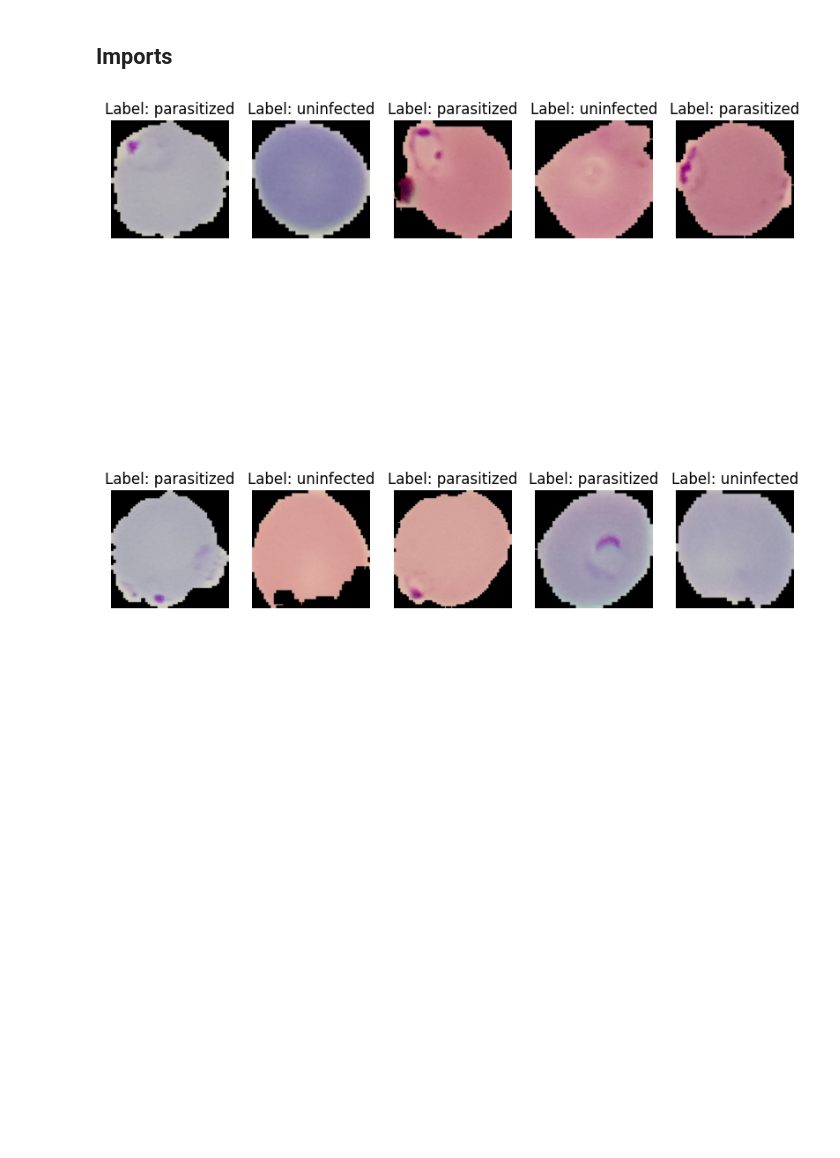
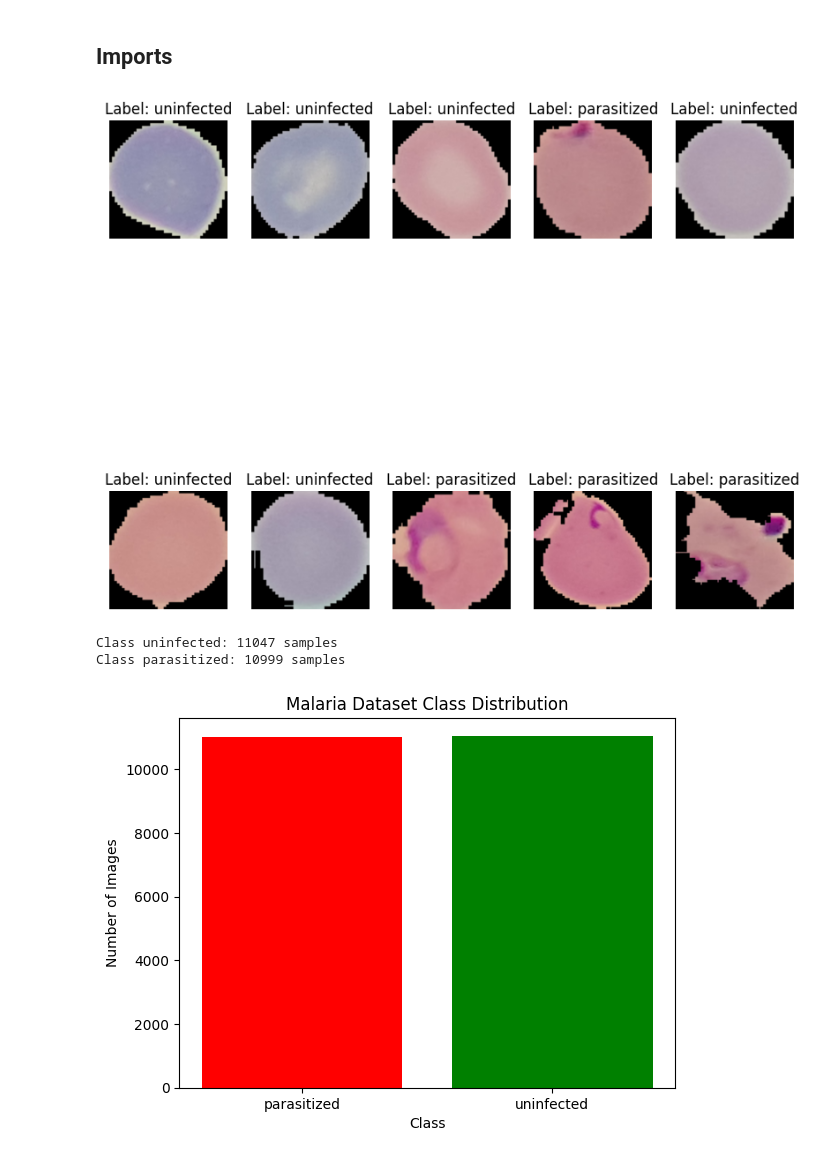
Before and after one commit to Nahom32/GBLO, a Jupyter notebook: notebooks/Gradient_Based_Learning_Variants.ipynb, the cells around one changed output. Cells and saved outputs as stored; diff of their text form; code cells hidden in the pictures; blank space fills up the shorter version.

```diff
--- a/notebooks/Gradient_Based_Learning_Variants.ipynb
+++ b/notebooks/Gradient_Based_Learning_Variants.ipynb
@@ -9,10 +9,11 @@ from tensorflow.keras.models import Sequential
 from tensorflow.keras.layers import Dense, Flatten
 import matplotlib.pyplot as plt
 # %%
-raw_train, raw_validation, raw_test= tfds.load(
+(raw_train, raw_validation, raw_test),metadata= tfds.load(
     'malaria',
     split=['train[:80%]', 'train[80%:90%]','train[90%:]' ],  # The malaria dataset typically only has a 'train' split
     as_supervised=True,
+    with_info=True,
 
 )
 # %%
@@ -37,4 +38,23 @@ for images, labels in train_ds.take(1):
         plt.axis("off")
     plt.show()
 # %% [output]
-[figure, old version]
+[figure, new version]
+# %%
+from collections import Counter
+class_names = metadata.features['label'].names
+label_counts = Counter()
+for _, labels in train_ds:
+    label_counts.update(labels.numpy())
+for label, count in label_counts.items():
+    print(f"Class {class_names[label]}: {count} samples")
+# %% [output]
+Class uninfected: 11047 samples
+Class parasitized: 10999 samples
+# %%
+plt.bar(class_names, [label_counts[i] for i in range(len(class_names))], color=["red", "green"])
+plt.title("Malaria Dataset Class Distribution")
+plt.xlabel("Class")
+plt.ylabel("Number of Images")
+plt.show()
+# %% [output]
+[figure, added]
```
Also changed, not shown: parts of 3 cells of this notebook.
